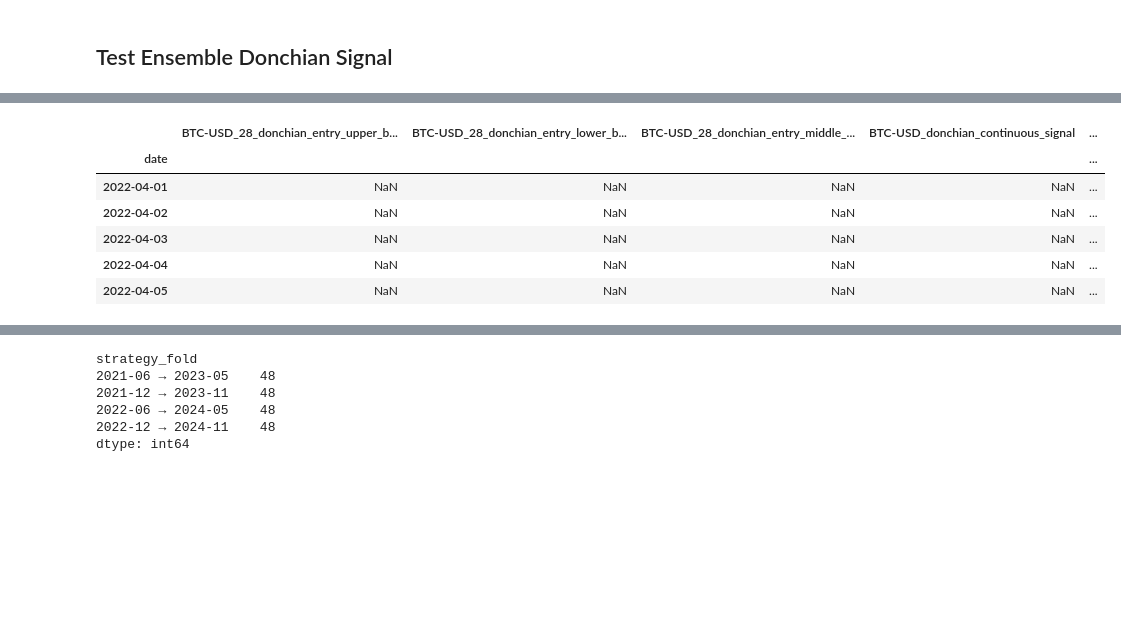
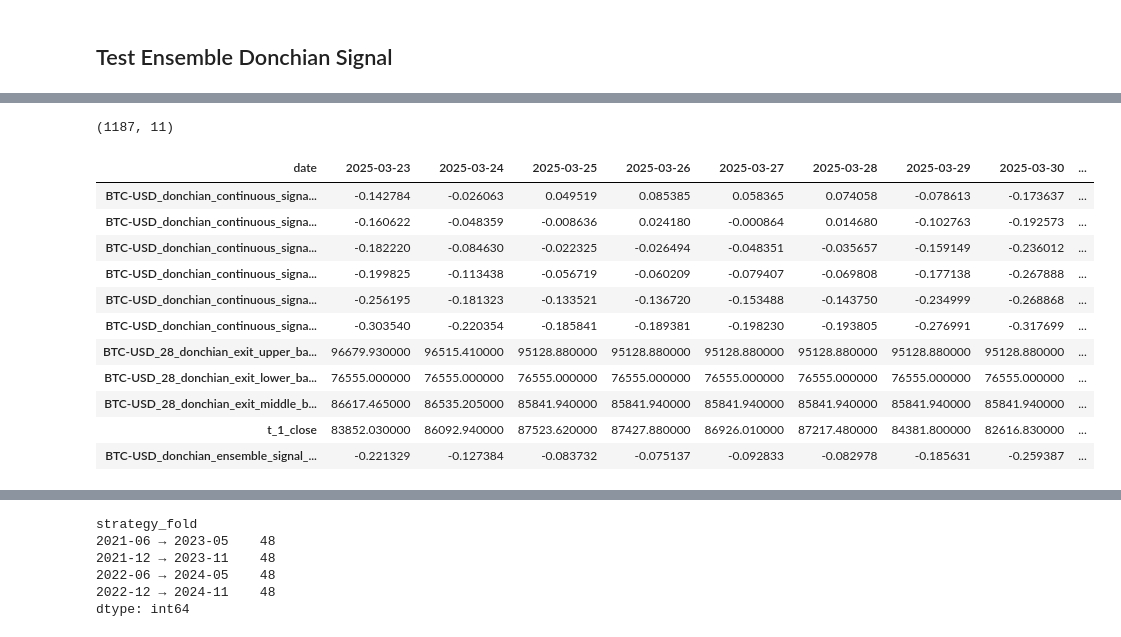
Before and after one commit to adheerchauhan/trend_following, a Jupyter notebook: Trend_Following_Parameter_Optimization_3.ipynb, the cells around one changed output, grey strips where cells are left out. Saved outputs shown, nothing was run; the diff lists cells and outputs as text; code cells hidden in the pictures; blank space fills up the shorter version.

```diff
--- a/Trend_Following_Parameter_Optimization_3.ipynb
+++ b/Trend_Following_Parameter_Optimization_3.ipynb
@@ -1942,8 +1942,8 @@ else:
 
 # Create Column Names
 donchian_binary_signal_col = f'{ticker}_{exit_rolling_donchian_window}_donchian_binary_signal'
-donchian_continuous_signal_col = f'{ticker}_donchian_continuous_signal'
-donchian_continuous_signal_rank_col = f'{ticker}_donchian_continuous_signal_rank'
+# donchian_continuous_signal_col = f'{ticker}_donchian_continuous_signal'
+# donchian_continuous_signal_rank_col = f'{ticker}_donchian_continuous_signal_rank'
 trend_binary_signal_col = f'{ticker}_trend_signal'
 trend_continuous_signal_col = f'{ticker}_mavg_ribbon_slope'
 trend_continuous_signal_rank_col = f'{ticker}_mavg_ribbon_rank'
@@ -1973,6 +1973,7 @@ for entry_window in donchian_ensemble_windows:
     donchian_exit_upper_band_col = f'{ticker}_{exit_rolling_donchian_window}_donchian_exit_upper_band_{price_or_returns_calc}'
     donchian_exit_lower_band_col = f'{ticker}_{exit_rolling_donchian_window}_donchian_exit_lower_band_{price_or_returns_calc}'
     donchian_exit_middle_band_col = f'{ticker}_{exit_rolling_donchian_window}_donchian_exit_middle_band_{price_or_returns_calc}'
+    donchian_continuous_signal_col = f'{ticker}_donchian_continuous_signal_{entry_window}'
     donchian_continuous_signal_rank_col = f'{ticker}_donchian_continuous_signal_{entry_window}_rank'
     shift_cols = [donchian_entry_upper_band_col, donchian_entry_lower_band_col, donchian_entry_middle_band_col,
                   donchian_exit_upper_band_col, donchian_exit_lower_band_col, donchian_exit_middle_band_col]
@@ -1987,10 +1988,11 @@ for entry_window in donchian_ensemble_windows:
     ## Adjust the percentage ranks by 0.5 as without, the ranks go from 0 to 1. Recentering the function by giving it a steeper
     ## slope near the origin takes into account even little information
     df_ensemble[donchian_continuous_signal_rank_col] = pct_rank(df_ensemble[donchian_continuous_signal_col]) - 0.5
-    donchian_ensemble_cols = [f'{donchian_entry_upper_band_col}_t_2', f'{donchian_entry_lower_band_col}_t_2', f'{donchian_entry_middle_band_col}_t_2',
-                              donchian_continuous_signal_col, donchian_continuous_signal_rank_col]
+    donchian_ensemble_cols = [donchian_continuous_signal_col, donchian_continuous_signal_rank_col]
     donchian_dfs.append(df_ensemble[donchian_ensemble_cols])
 
-df_donchian = pd.concat(donchian_dfs, axis=0)
+df_donchian = pd.concat(donchian_dfs, axis=1)
 df_donchian = pd.merge(df_donchian, df_ensemble[[donchian_exit_upper_band_col, donchian_exit_lower_band_col, donchian_exit_middle_band_col, t_1_close_col]],
                        left_index=True, right_index=True, how='left')
+donchian_signals_list = [f'{ticker}_donchian_continuous_signal_{window}_rank' for window in donchian_ensemble_windows]
+df_donchian[f'{ticker}_donchian_ensemble_signal_rank'] = df_donchian[donchian_signals_list].mean(axis=1)
@@ -1997,13 +2019,22 @@ df_donchian = pd.merge(df_donchian, df_ensemble[[donchian_exit_upper_band_col, d
+# %%
+df_donchian.shape
+# %% [output]
+(1187, 11)
 # %%
-df_donchian.head()
+df_donchian.tail(100).T
 # %% [output]
-|  | BTC-USD_28_donchian_entry_upper_b... | BTC-USD_28_donchian_entry_lower_b... | BTC-USD_28_donchian_entry_middle_... | BTC-USD_donchian_continuous_signal | ... |
-| date |  |  |  |  | ... |
-| 2022-04-01 | NaN | NaN | NaN | NaN | ... |
-| 2022-04-02 | NaN | NaN | NaN | NaN | ... |
-| 2022-04-03 | NaN | NaN | NaN | NaN | ... |
-| 2022-04-04 | NaN | NaN | NaN | NaN | ... |
-| 2022-04-05 | NaN | NaN | NaN | NaN | ... |
+| date | 2025-03-23 | 2025-03-24 | 2025-03-25 | 2025-03-26 | 2025-03-27 | 2025-03-28 | 2025-03-29 | 2025-03-30 | ... |
+| BTC-USD_donchian_continuous_signa... | -0.142784 | -0.026063 | 0.049519 | 0.085385 | 0.058365 | 0.074058 | -0.078613 | -0.173637 | ... |
+| BTC-USD_donchian_continuous_signa... | -0.160622 | -0.048359 | -0.008636 | 0.024180 | -0.000864 | 0.014680 | -0.102763 | -0.192573 | ... |
+| BTC-USD_donchian_continuous_signa... | -0.182220 | -0.084630 | -0.022325 | -0.026494 | -0.048351 | -0.035657 | -0.159149 | -0.236012 | ... |
+| BTC-USD_donchian_continuous_signa... | -0.199825 | -0.113438 | -0.056719 | -0.060209 | -0.079407 | -0.069808 | -0.177138 | -0.267888 | ... |
+| BTC-USD_donchian_continuous_signa... | -0.256195 | -0.181323 | -0.133521 | -0.136720 | -0.153488 | -0.143750 | -0.234999 | -0.268868 | ... |
+| BTC-USD_donchian_continuous_signa... | -0.303540 | -0.220354 | -0.185841 | -0.189381 | -0.198230 | -0.193805 | -0.276991 | -0.317699 | ... |
+| BTC-USD_28_donchian_exit_upper_ba... | 96679.930000 | 96515.410000 | 95128.880000 | 95128.880000 | 95128.880000 | 95128.880000 | 95128.880000 | 95128.880000 | ... |
+| BTC-USD_28_donchian_exit_lower_ba... | 76555.000000 | 76555.000000 | 76555.000000 | 76555.000000 | 76555.000000 | 76555.000000 | 76555.000000 | 76555.000000 | ... |
+| BTC-USD_28_donchian_exit_middle_b... | 86617.465000 | 86535.205000 | 85841.940000 | 85841.940000 | 85841.940000 | 85841.940000 | 85841.940000 | 85841.940000 | ... |
+| t_1_close | 83852.030000 | 86092.940000 | 87523.620000 | 87427.880000 | 86926.010000 | 87217.480000 | 84381.800000 | 82616.830000 | ... |
+| BTC-USD_donchian_ensemble_signal_... | -0.221329 | -0.127384 | -0.083732 | -0.075137 | -0.092833 | -0.082978 | -0.185631 | -0.259387 | ... |
 # %%
 df_ensemble[donchian_ensemble_cols].head(100)
 # %% [output]
```
Also changed, not shown: parts of 6 cells of this notebook.
